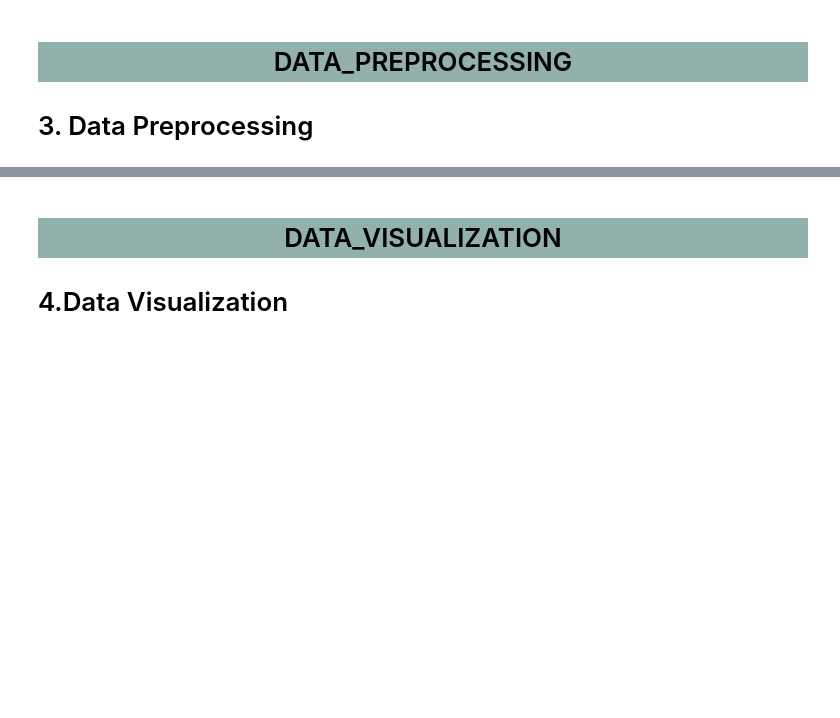
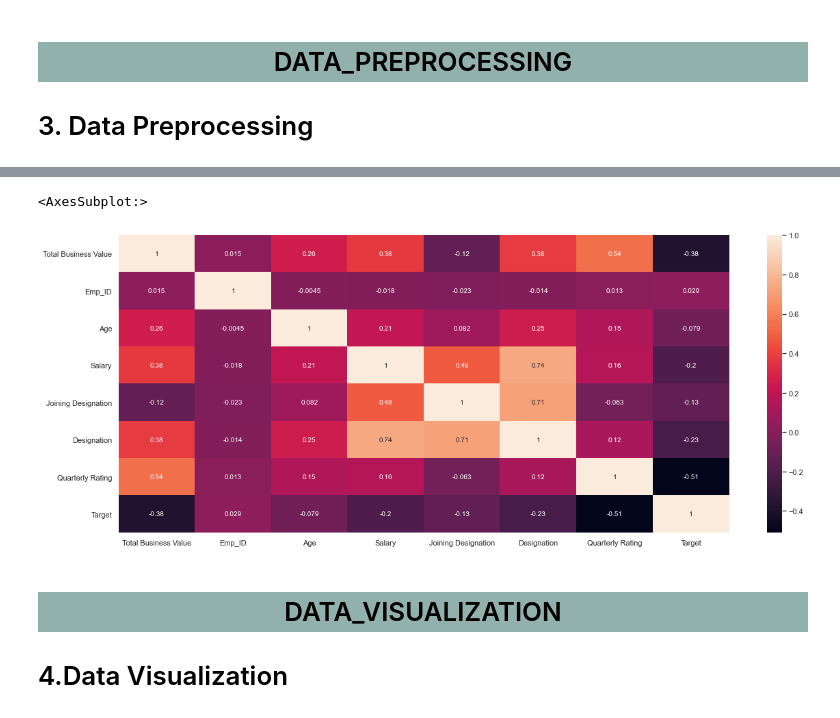
Before and after one commit to vegimik/employee-attenuation-predicting, a Jupyter notebook: employee-attenuation-predicting.ipynb, the cells around one changed output, grey strips where cells are left out. Saved outputs shown, nothing was run; the diff lists cells and outputs as text; code cells hidden in the pictures; blank space fills up the shorter version.

Commit message:
Preprocess and visualization - part2

```diff
--- a/employee-attenuation-predicting.ipynb
+++ b/employee-attenuation-predicting.ipynb
@@ -50,0 +84,4 @@ train.head()
+# %%
+employees_groupby = train.groupby(['Emp_ID'])['Emp_ID','Age','Gender','City','Education_Level','Salary','Joining Designation','Designation',
+                       'Quarterly Rating','Target'].tail(1)
+employees_groupby
@@ -50,0 +102,3 @@ train.head()
+# %%
+employees_groupby.reset_index(inplace = True,drop = True)
+employees_groupby
@@ -50,0 +119,3 @@ train.head()
+# %%
+total_business_groupby = train.groupby('Emp_ID').agg({'Total Business Value':'sum'})
+total_business_groupby
@@ -51,11 +137,16 @@ train.head()
+# %%
+total_business_groupby.reset_index(drop = True,inplace = True)
 # %%
-#final = pd.concat([total_business_groupby,employees_groupby],axis = 1,join = 'inner')
-#final
+final = pd.concat([total_business_groupby,employees_groupby],axis = 1,join = 'inner')
+final
 
-#corr = final.corr()
+corr = final.corr()
 
-#plt.figure(figsize = (20,8))
-#sns.heatmap(corr,annot = True,cmap = 'rocket')
+plt.figure(figsize = (20,8))
+sns.heatmap(corr,annot = True,cmap = 'rocket')
+# %% [output]
+<AxesSubplot:>
+[figure, added]
 # %% [markdown]
 <a id="5"></a>
 <h1 style='background:#92b0ac; border:0; color:black'><center>DATA_VISUALIZATION</center></h1>
```
Also changed, not shown: parts of 25 cells of this notebook.
